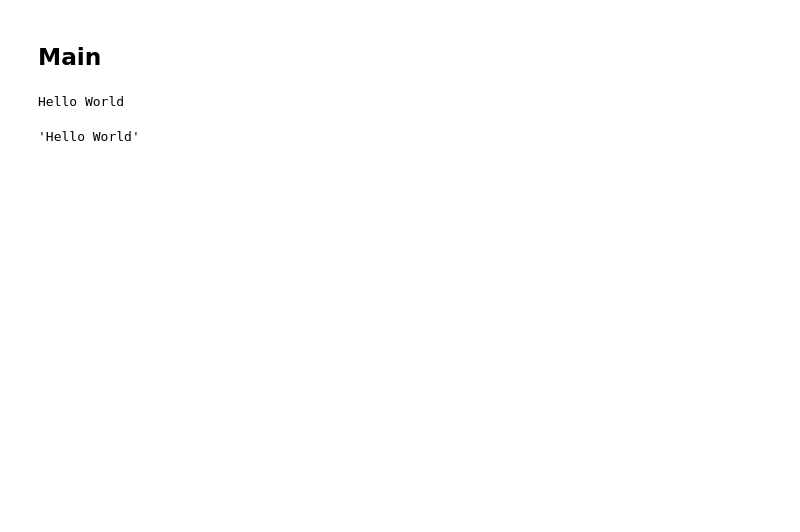
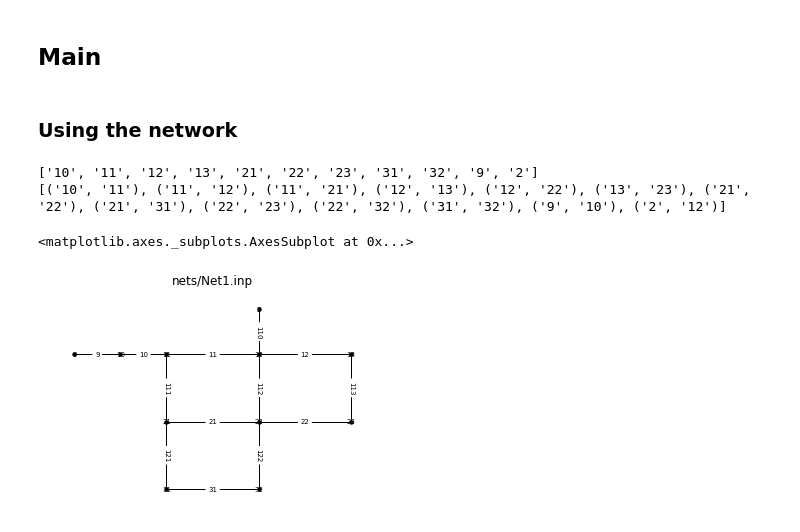
Before and after one commit to JulianBvW/BA-WDN-Leakage-Detection, a Jupyter notebook: LeakageDetection.ipynb, the cells around one changed output. Saved outputs shown, nothing was run; the diff lists cells and outputs as text; code cells hidden in the pictures; blank space fills up the shorter version.

Commit message:
First Tests on Simulations

```diff
--- a/LeakageDetection.ipynb
+++ b/LeakageDetection.ipynb
@@ -47,10 +49,17 @@ Requirement already satisfied: pytz>=2017.3 in /usr/local/lib/python3.7/dist-pac
 # %% [markdown]
 ## Main
-# %%
-print('Hello World')
-# %% [output]
-Hello World
-# %%
-wdn_test.hello()
-# %% [output]
-'Hello World'
+# %% [markdown]
+### Using the network
+# %%
+# Import the network and display it
+
+inp_file = "nets/Net1.inp"
+wn = wntr.network.WaterNetworkModel(inp_file)
+print(wn.get_graph().nodes())
+print(wn.get_graph().edges())
+wntr.graphics.plot_network(wn, title=wn.name, node_labels=True, link_labels=True)
+# %% [output]
+['10', '11', '12', '13', '21', '22', '23', '31', '32', '9', '2']
+[('10', '11'), ('11', '12'), ('11', '21'), ('12', '13'), ('12', '22'), ('13', '23'), ('21', '22'), ('21', '31'), ('22', '23'), ('22', '32'), ('31', '32'), ('9', '10'), ('2', '12')]
+<matplotlib.axes._subplots.AxesSubplot at 0x...>
+[figure, added]
```
Also changed, not shown: parts of 6 cells of this notebook.
